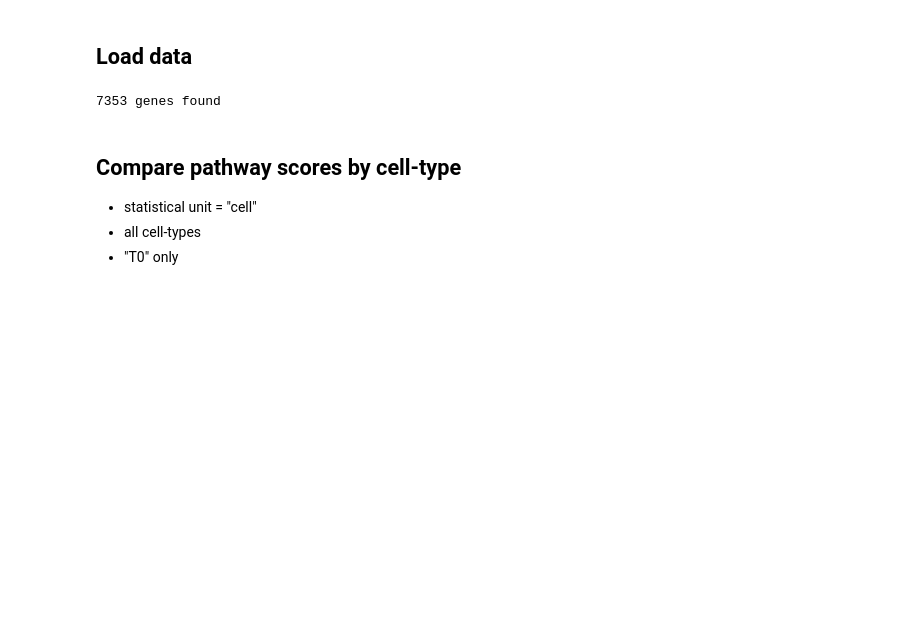
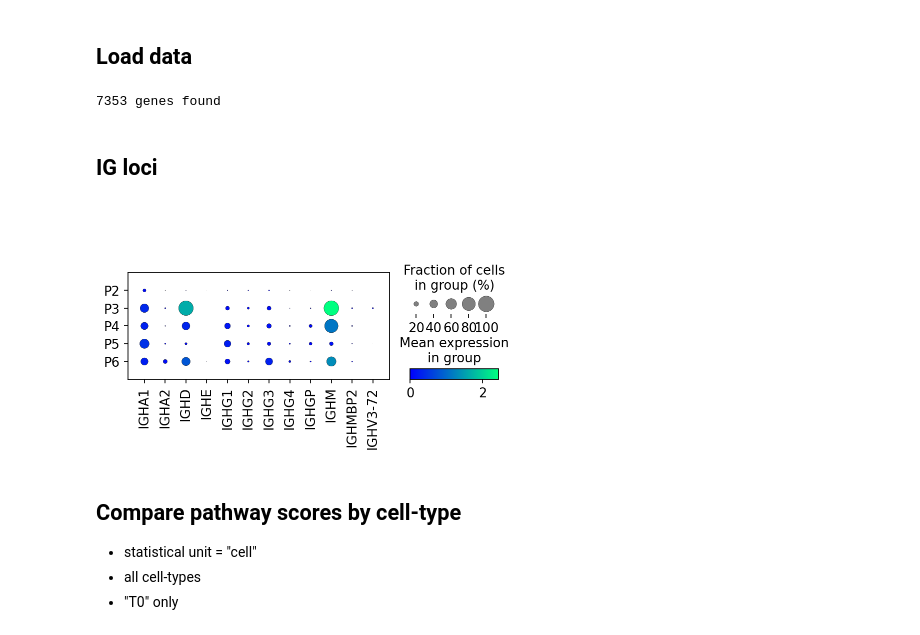
Before and after one commit to icbi-lab/hcl_atlas, a Jupyter notebook: analyses/60_cluster_analysis/progeny.ipynb, the cells around one changed output. Drawn from its saved outputs; the diff is of its cells as text; code cells hidden in the pictures; blank space fills up the shorter version.

```diff
--- a/analyses/60_cluster_analysis/progeny.ipynb
+++ b/analyses/60_cluster_analysis/progeny.ipynb
@@ -45,6 +47,12 @@ def rank_pw_groups_all(adata, groupby):
     _, padj, _, _ = multipletests(res["pval"].values, alpha=0.05, method="fdr_bh")
     res["pval_adj"] = padj
     return res
+# %% [markdown]
+## IG loci
+# %%
+sc.pl.DotPlot(adata, groupby="patient", var_names=adata.var_names[adata.var_names.str.startswith("IGH")]).show()
+# %% [output]
+[figure, added]
 # %% [markdown]
 ## Compare pathway scores by cell-type
 
```
Also changed, not shown: parts of 11 cells of this notebook.
